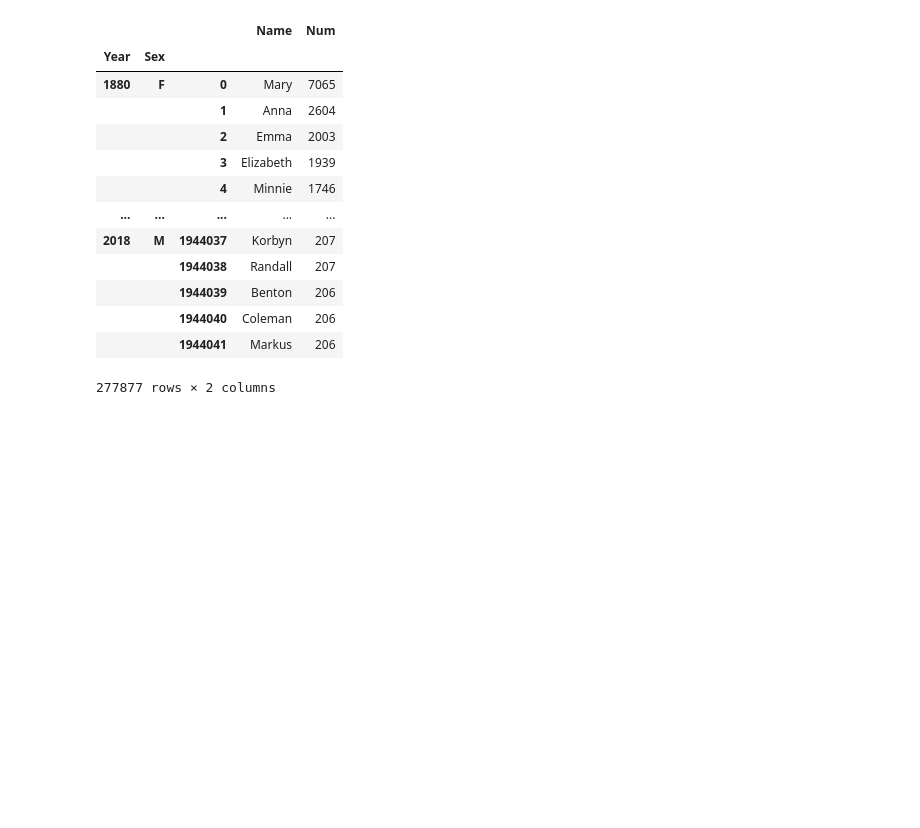
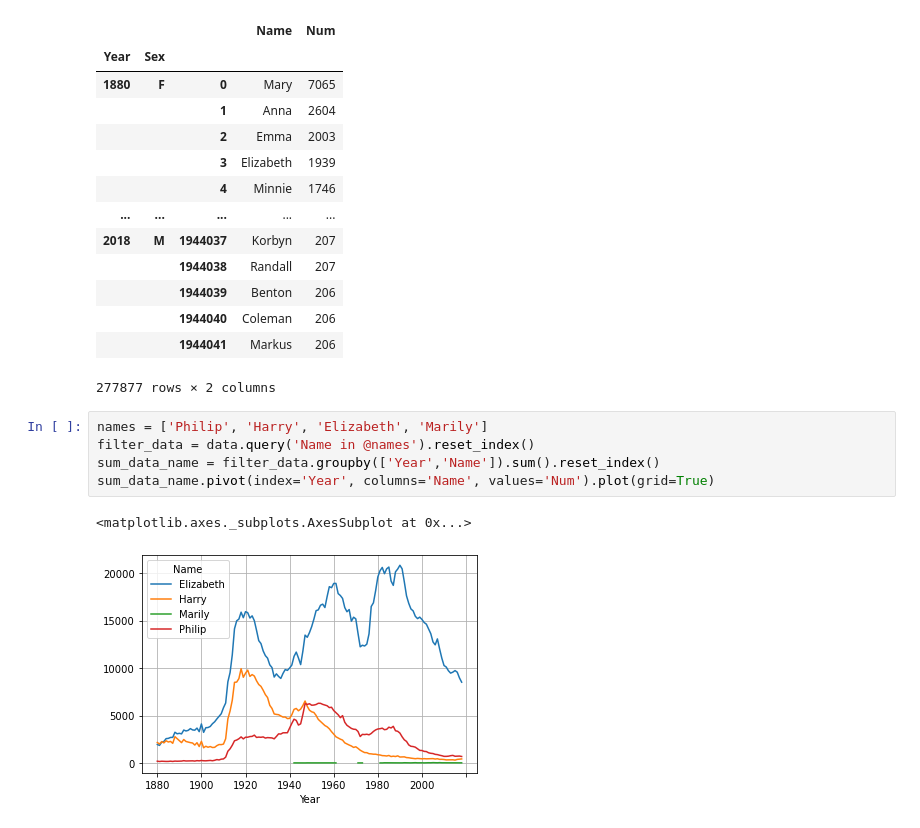
Before and after one commit to nguyenquilong/py, a Jupyter notebook: numpy_pandas_exercise/03 exercies/Untitled.ipynb, the cells around one changed output. Saved outputs shown, nothing was run; the diff lists cells and outputs as text; blank space fills up the shorter version.

```diff
--- a/numpy_pandas_exercise/03 exercies/Untitled.ipynb
+++ b/numpy_pandas_exercise/03 exercies/Untitled.ipynb
@@ -52,3 +52,11 @@ top1000[['Name','Num']]
 |  |  | 1944040 | Coleman | 206 |
 |  |  | 1944041 | Markus | 206 |
 277877 rows × 2 columns
+# %%
+names = ['Philip', 'Harry', 'Elizabeth', 'Marily']
+filter_data = data.query('Name in @names').reset_index()
+sum_data_name = filter_data.groupby(['Year','Name']).sum().reset_index()
+sum_data_name.pivot(index='Year', columns='Name', values='Num').plot(grid=True)
+# %% [output]
+<matplotlib.axes._subplots.AxesSubplot at 0x...>
+[figure, added]
```
Also changed, not shown: 1 other file.
